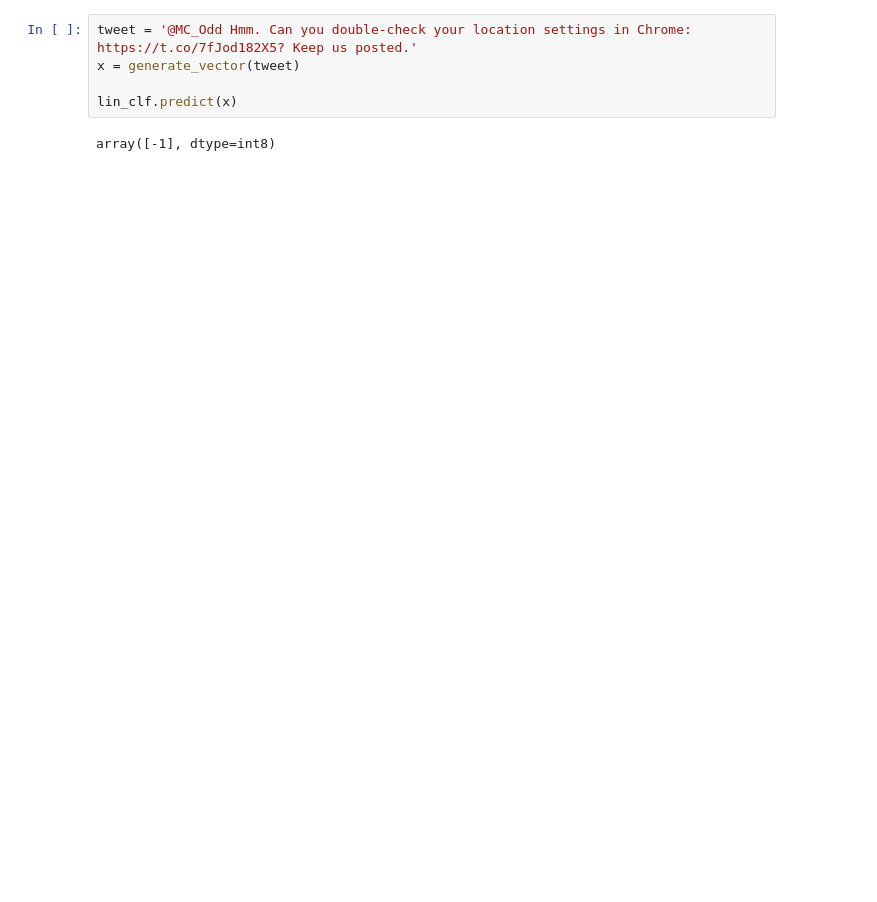
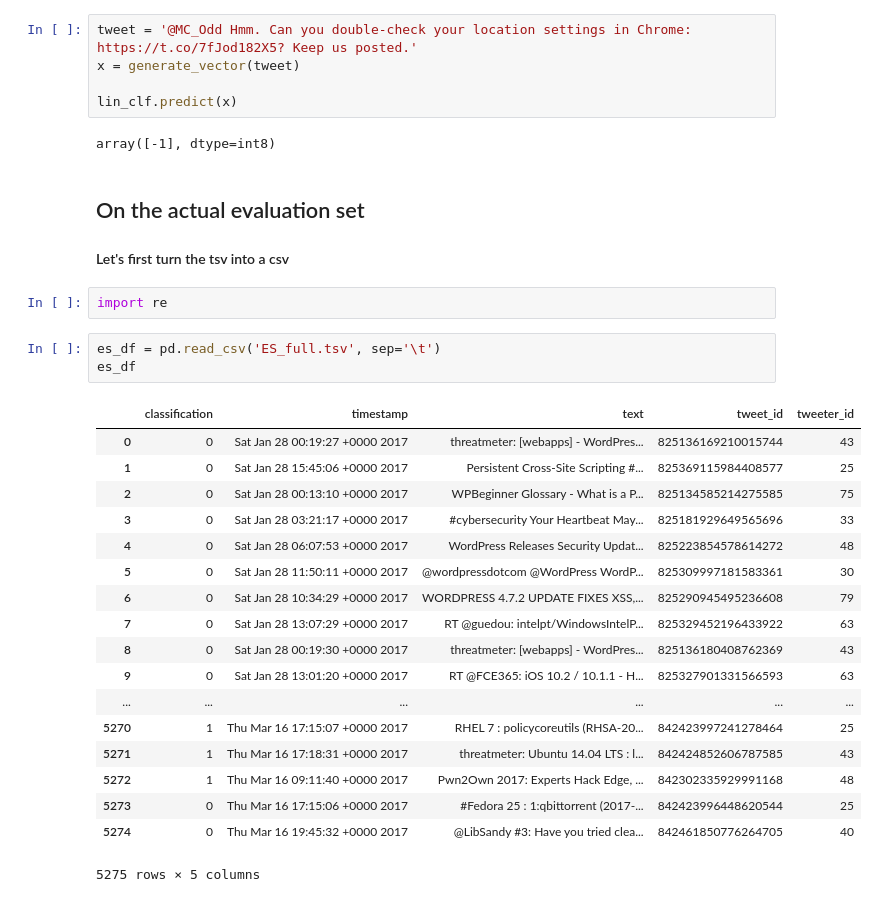
Before and after one commit to JuaniFilardo/tp-ia, a Jupyter notebook: tweets_classifier.ipynb, the cells around one changed output. Cells and saved outputs as stored; diff of their text form; blank space fills up the shorter version.

Commit message:
Añado Evaluation Set y el código para clasificarlo. Modifico readme.

```diff
--- a/tweets_classifier.ipynb
+++ b/tweets_classifier.ipynb
@@ -354,3 +358,30 @@ x = generate_vector(tweet)
 lin_clf.predict(x)
 # %% [output]
 array([-1], dtype=int8)
+# %% [markdown]
+## On the actual evaluation set
+#### Let's first turn the tsv into a csv
+# %%
+import re
+# %%
+es_df = pd.read_csv('ES_full.tsv', sep='\t')
+es_df
+# %% [output]
+|  | classification | timestamp | text | tweet_id | tweeter_id |
+| 0 | 0 | Sat Jan 28 00:19:27 +0000 2017 | threatmeter: [webapps] - WordPres... | 825136169210015744 | 43 |
+| 1 | 0 | Sat Jan 28 15:45:06 +0000 2017 | Persistent Cross-Site Scripting #... | 825369115984408577 | 25 |
+| 2 | 0 | Sat Jan 28 00:13:10 +0000 2017 | WPBeginner Glossary - What is a P... | 825134585214275585 | 75 |
+| 3 | 0 | Sat Jan 28 03:21:17 +0000 2017 | #cybersecurity Your Heartbeat May... | 825181929649565696 | 33 |
+| 4 | 0 | Sat Jan 28 06:07:53 +0000 2017 | WordPress Releases Security Updat... | 825223854578614272 | 48 |
+| 5 | 0 | Sat Jan 28 11:50:11 +0000 2017 | @wordpressdotcom @WordPress WordP... | 825309997181583361 | 30 |
+| 6 | 0 | Sat Jan 28 10:34:29 +0000 2017 | WORDPRESS 4.7.2 UPDATE FIXES XSS,... | 825290945495236608 | 79 |
+| 7 | 0 | Sat Jan 28 13:07:29 +0000 2017 | RT @guedou: intelpt/WindowsIntelP... | 825329452196433922 | 63 |
+| 8 | 0 | Sat Jan 28 00:19:30 +0000 2017 | threatmeter: [webapps] - WordPres... | 825136180408762369 | 43 |
+| 9 | 0 | Sat Jan 28 13:01:20 +0000 2017 | RT @FCE365: iOS 10.2 / 10.1.1 - H... | 825327901331566593 | 63 |
+| ... | ... | ... | ... | ... | ... |
+| 5270 | 1 | Thu Mar 16 17:15:07 +0000 2017 | RHEL 7 : policycoreutils (RHSA-20... | 842423997241278464 | 25 |
+| 5271 | 1 | Thu Mar 16 17:18:31 +0000 2017 | threatmeter: Ubuntu 14.04 LTS : l... | 842424852606787585 | 43 |
+| 5272 | 1 | Thu Mar 16 09:11:40 +0000 2017 | Pwn2Own 2017: Experts Hack Edge, ... | 842302335929991168 | 48 |
+| 5273 | 0 | Thu Mar 16 17:15:06 +0000 2017 | #Fedora 25 : 1:qbittorrent (2017-... | 842423996448620544 | 25 |
+| 5274 | 0 | Thu Mar 16 19:45:32 +0000 2017 | @LibSandy #3: Have you tried clea... | 842461850776264705 | 40 |
+5275 rows × 5 columns
```
Also changed, not shown: parts of 9 cells of this notebook, 2 other files.
